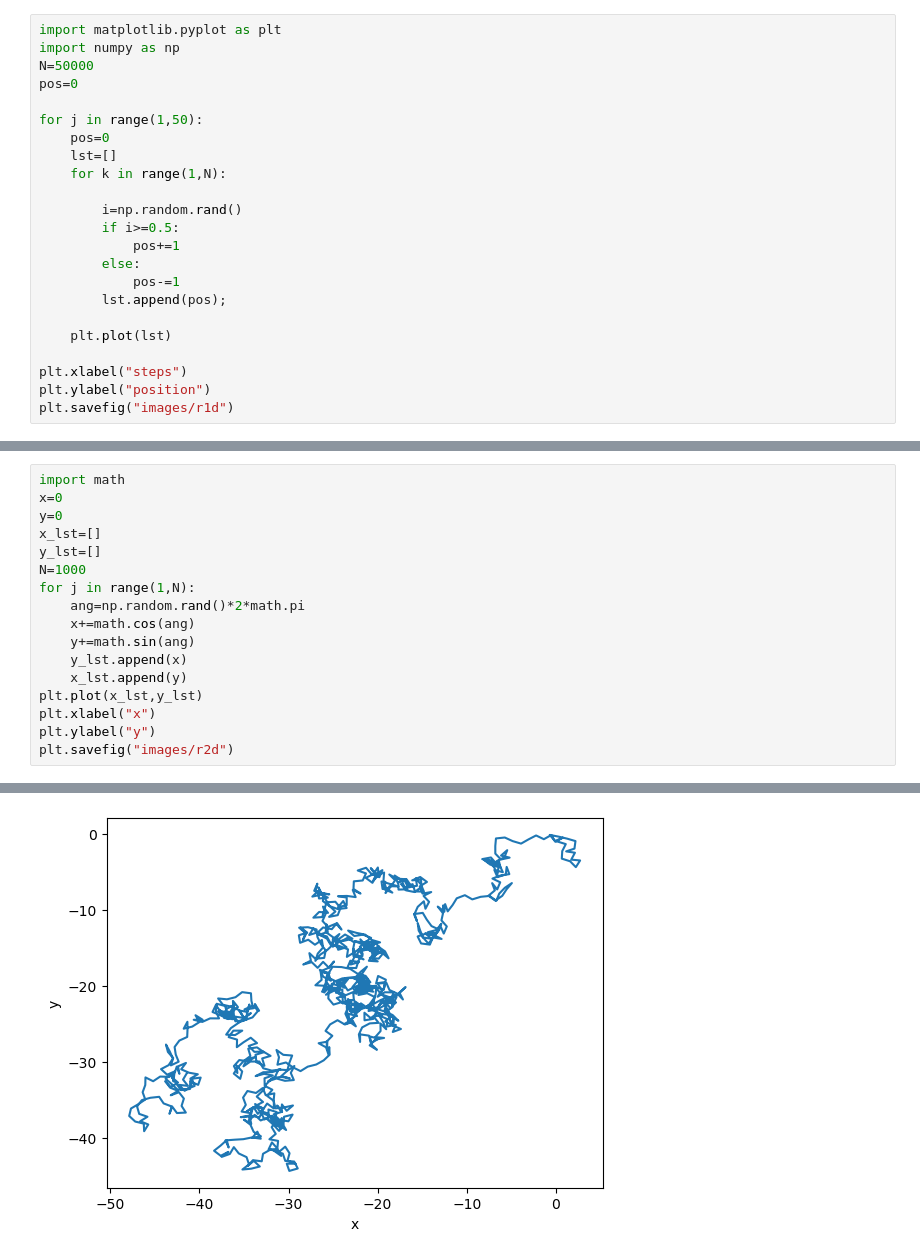
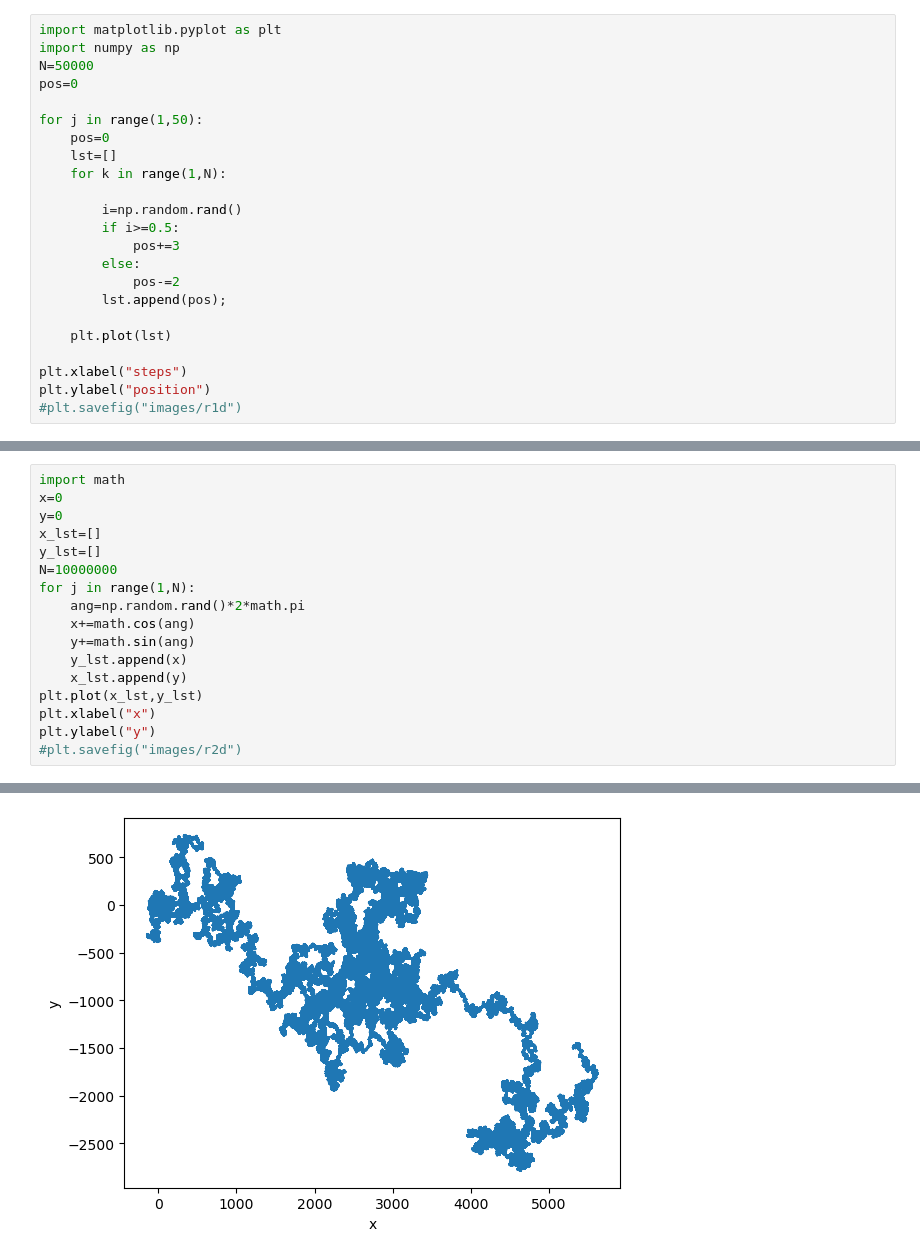
Before and after one commit to dsgiitr/lecture-assignments-y23, a Jupyter notebook: anant/pre_lecture_stat/pre_lect_stat.ipynb, the cells around one changed output, grey strips where cells are left out. Cells and saved outputs as stored; diff of their text form.

```diff
--- a/anant/pre_lecture_stat/pre_lect_stat.ipynb
+++ b/anant/pre_lecture_stat/pre_lect_stat.ipynb
@@ -11,14 +11,14 @@ for j in range(1,50):
 
         i=np.random.rand()
         if i>=0.5:
-            pos+=1
+            pos+=3
         else:
-            pos-=1
+            pos-=2
         lst.append(pos);
 
     plt.plot(lst)
 
 plt.xlabel("steps")
 plt.ylabel("position")
-plt.savefig("images/r1d")
+#plt.savefig("images/r1d")
 # %% [output]
@@ -29,7 +30,7 @@ x=0
 y=0
 x_lst=[]
 y_lst=[]
-N=1000
+N=10000000
 for j in range(1,N):
     ang=np.random.rand()*2*math.pi
     x+=math.cos(ang)
@@ -39,5 +40,5 @@ for j in range(1,N):
 plt.plot(x_lst,y_lst)
 plt.xlabel("x")
 plt.ylabel("y")
-plt.savefig("images/r2d")
+#plt.savefig("images/r2d")
 # %% [output]
@@ -44,2 +46,2 @@ plt.savefig("images/r2d")
-[figure, old version]
+[figure, new version]
 # %%
```
Also changed, not shown: parts of 5 cells of this notebook, 17 other files.
